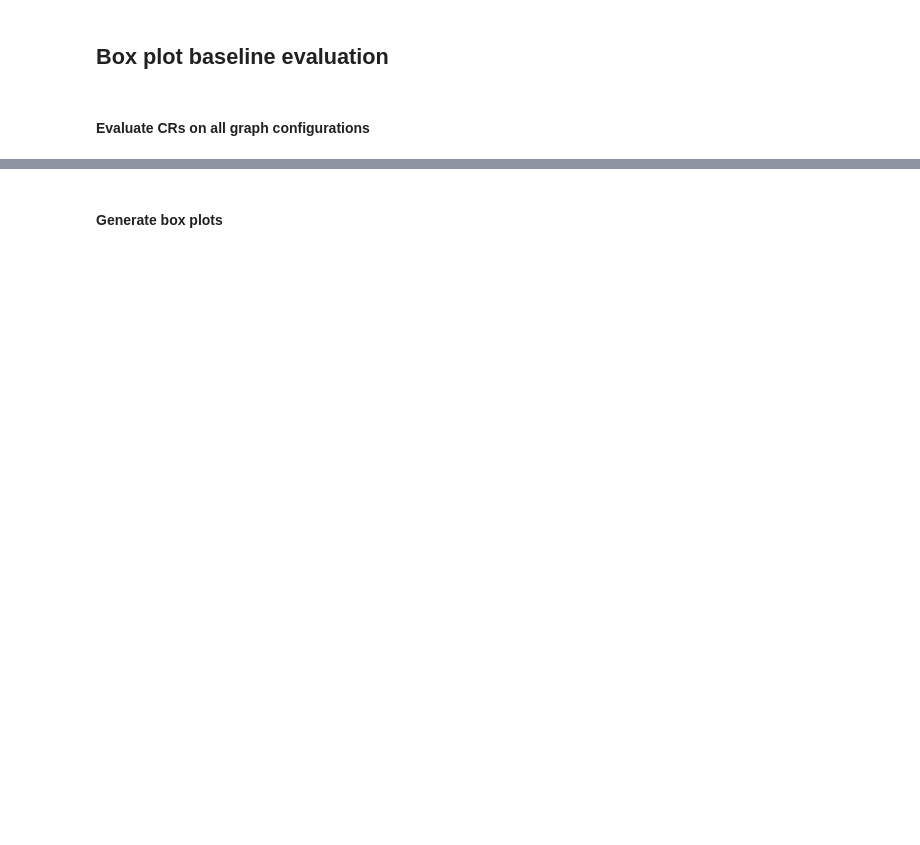
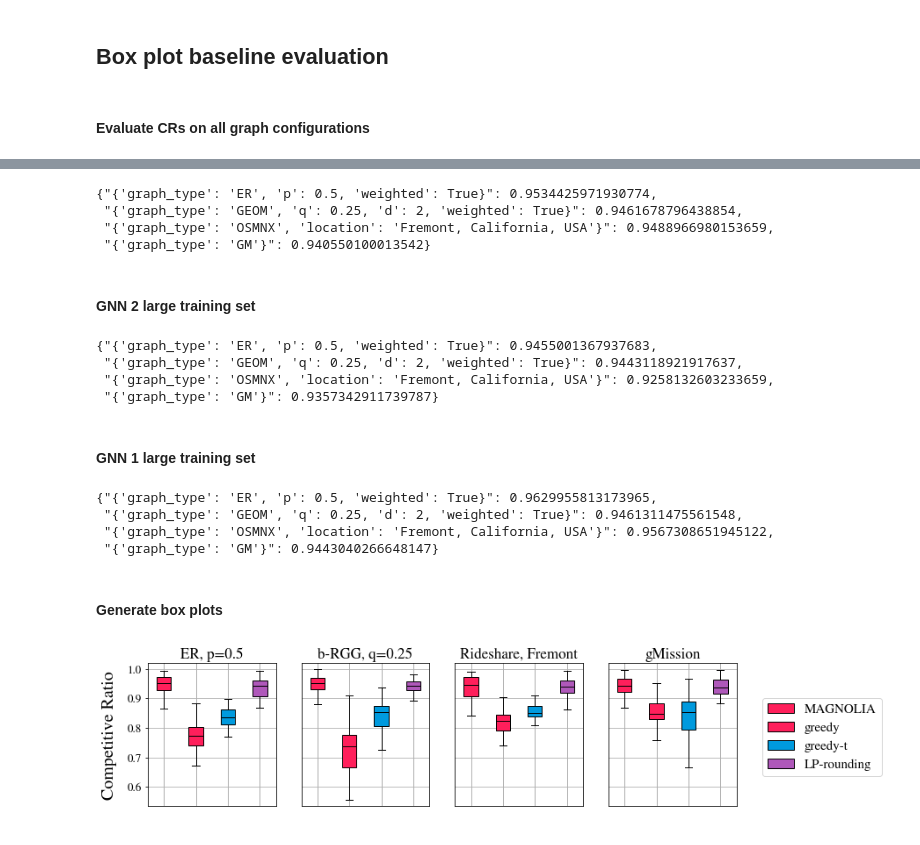
Before and after one commit to anders-wikum/GNN-OBM, a Jupyter notebook: notebooks/exp_box_plots.ipynb, the cells around one changed output, grey strips where cells are left out. Saved outputs shown, nothing was run; the diff lists cells and outputs as text; code cells hidden in the pictures; blank space fills up the shorter version.

Commit message:
Run large dataset training experiment

```diff
--- a/notebooks/exp_box_plots.ipynb
+++ b/notebooks/exp_box_plots.ipynb
@@ -18,7 +15,9 @@ The autoreload extension is already loaded. To reload it, use:
 # %%
-device = torch.device('cuda' if torch.cuda.is_available() else 'cpu')
+device = torch.device('cuda:5' if torch.cuda.is_available() else 'cpu')
 print("PyTorch has version {}".format(torch.__version__))
 print('Using device:', device)
 
 GNN, args = load('GNN2_hyperparam_tuned', device)
+# GNN, args = load('GNN2_large_training_set', device)
+# GNN, args = load('GNN1_large_training_set', device)
 # %% [output]
@@ -74,2 +75,45 @@ for node_config in node_configs:
+# %%
+results = {}
+for graph_type, val in data[EXPERIMENT_BASE_TESTING_REGIMES[0]].items():
+	results[graph_type] = np.mean(val['learned'])
+results
+# %% [output]
+{"{'graph_type': 'ER', 'p': 0.5, 'weighted': True}": 0.9534425971930774,
+ "{'graph_type': 'GEOM', 'q': 0.25, 'd': 2, 'weighted': True}": 0.9461678796438854,
+ "{'graph_type': 'OSMNX', 'location': 'Fremont, California, USA'}": 0.9488966980153659,
+ "{'graph_type': 'GM'}": 0.940550100013542}
+# %% [markdown]
+#### GNN 2 large training set
+# %%
+results = {}
+for graph_type, val in data[EXPERIMENT_BASE_TESTING_REGIMES[0]].items():
+	results[graph_type] = np.mean(val['learned'])
+results
+# %% [output]
+{"{'graph_type': 'ER', 'p': 0.5, 'weighted': True}": 0.9455001367937683,
+ "{'graph_type': 'GEOM', 'q': 0.25, 'd': 2, 'weighted': True}": 0.9443118921917637,
+ "{'graph_type': 'OSMNX', 'location': 'Fremont, California, USA'}": 0.9258132603233659,
+ "{'graph_type': 'GM'}": 0.9357342911739787}
+# %% [markdown]
+#### GNN 1 large training set
+# %%
+results = {}
+for graph_type, val in data[EXPERIMENT_BASE_TESTING_REGIMES[0]].items():
+	results[graph_type] = np.mean(val['learned'])
+results
+# %% [output]
+{"{'graph_type': 'ER', 'p': 0.5, 'weighted': True}": 0.9629955813173965,
+ "{'graph_type': 'GEOM', 'q': 0.25, 'd': 2, 'weighted': True}": 0.9461311475561548,
+ "{'graph_type': 'OSMNX', 'location': 'Fremont, California, USA'}": 0.9567308651945122,
+ "{'graph_type': 'GM'}": 0.9443040266648147}
 # %% [markdown]
 #### Generate box plots
+# %%
+# RESULTS FOR LARGE TRAINING SET, GNN2
+results = {}
+for graph_type, val in data[EXPERIMENT_BASE_TESTING_REGIMES[0]].items():
+	results[graph_type] = val
+
+_box_plots(results, lambda graph_type: f"GNN2_classify_{graph_type} {node_config[1]}x{node_config[0]}")
+# %% [output]
+[figure, added]
```
Also changed, not shown: parts of 6 cells of this notebook, 3 other files.
